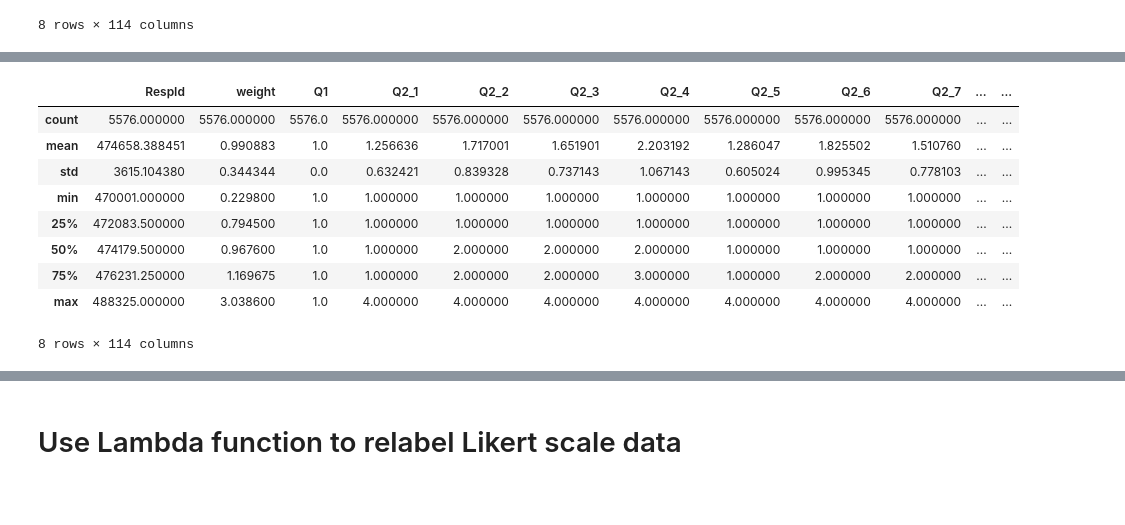
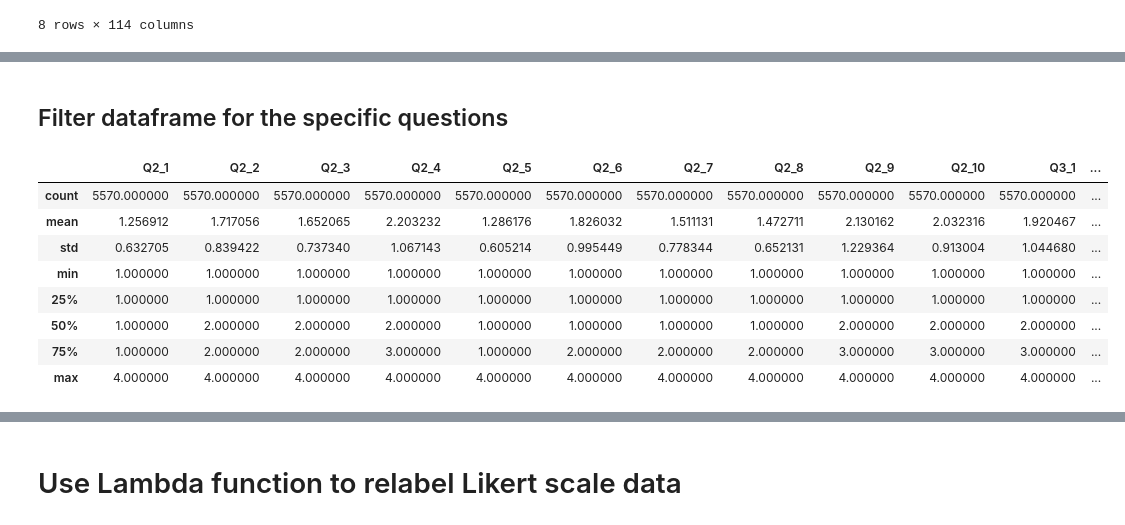
Before and after one commit to The-Rebeckoning/data-science, a Jupyter notebook: portfolio/in-progress/american_valuesv2/eda-american-valuesv2.ipynb, the cells around one changed output, grey strips where cells are left out. Drawn from its saved outputs; the diff is of its cells as text; code cells hidden in the pictures; blank space fills up the shorter version.

```diff
--- a/portfolio/in-progress/american_valuesv2/eda-american-valuesv2.ipynb
+++ b/portfolio/in-progress/american_valuesv2/eda-american-valuesv2.ipynb
@@ -105,17 +116,47 @@ for key in original_column_names:
+# %% [markdown]
+## Filter dataframe for the specific questions
+# %%
+import re
+
+# Create new dataframe that only includes demographic and Questions two and three.
+# We'll use these lists to create our final dataframe
+
+full_column_list = list(df.columns)
+
+question_columns = []
+
+demographic_columns = []
+
+for column in full_column_list:
+    # Append any columns that contain the text Q2_ or Q2_
+    if re.search("Q2_.+", column) or re.search("Q3_.+", column):
+        question_columns.append(column)
+    # Append demographic criteria to list of list of demographic variables
+    elif df[column].dtype == object:
+        demographic_columns.append(column)
+        # TO DO: Remove and replace with binned data
+    elif re.search("age_binned",column):
+        demographic_columns.append(column)
+
+# Create full list of columns we'll use for our subset
+full_column_list = (question_columns+demographic_columns)
+
+# Create a copy of the dataframe we'll use for our final df
+subset_df = df[full_column_list].copy()
 # %%
 # Remove values that are below zero
-for name in original_column_names:
-    df.drop(df[df[name]<0].index, inplace = True)
+
+for name in question_columns:
+    subset_df.drop(subset_df[subset_df[name]<0].index, inplace = True)
+
+subset_df.describe()
+# %% [output]
+|  | Q2_1 | Q2_2 | Q2_3 | Q2_4 | Q2_5 | Q2_6 | Q2_7 | Q2_8 | Q2_9 | Q2_10 | Q3_1 | ... |
+| count | 5570.000000 | 5570.000000 | 5570.000000 | 5570.000000 | 5570.000000 | 5570.000000 | 5570.000000 | 5570.000000 | 5570.000000 | 5570.000000 | 5570.000000 | ... |
+| mean | 1.256912 | 1.717056 | 1.652065 | 2.203232 | 1.286176 | 1.826032 | 1.511131 | 1.472711 | 2.130162 | 2.032316 | 1.920467 | ... |
+| std | 0.632705 | 0.839422 | 0.737340 | 1.067143 | 0.605214 | 0.995449 | 0.778344 | 0.652131 | 1.229364 | 0.913004 | 1.044680 | ... |
+| min | 1.000000 | 1.000000 | 1.000000 | 1.000000 | 1.000000 | 1.000000 | 1.000000 | 1.000000 | 1.000000 | 1.000000 | 1.000000 | ... |
+| 25% | 1.000000 | 1.000000 | 1.000000 | 1.000000 | 1.000000 | 1.000000 | 1.000000 | 1.000000 | 1.000000 | 1.000000 | 1.000000 | ... |
+| 50% | 1.000000 | 2.000000 | 2.000000 | 2.000000 | 1.000000 | 1.000000 | 1.000000 | 1.000000 | 2.000000 | 2.000000 | 2.000000 | ... |
+| 75% | 1.000000 | 2.000000 | 2.000000 | 3.000000 | 1.000000 | 2.000000 | 2.000000 | 2.000000 | 3.000000 | 3.000000 | 3.000000 | ... |
+| max | 4.000000 | 4.000000 | 4.000000 | 4.000000 | 4.000000 | 4.000000 | 4.000000 | 4.000000 | 4.000000 | 4.000000 | 4.000000 | ... |
-# %%
-df.describe()
-# %% [output]
-|  | RespId | weight | Q1 | Q2_1 | Q2_2 | Q2_3 | Q2_4 | Q2_5 | Q2_6 | Q2_7 | ... | ... |
-| count | 5576.000000 | 5576.000000 | 5576.0 | 5576.000000 | 5576.000000 | 5576.000000 | 5576.000000 | 5576.000000 | 5576.000000 | 5576.000000 | ... | ... |
-| mean | 474658.388451 | 0.990883 | 1.0 | 1.256636 | 1.717001 | 1.651901 | 2.203192 | 1.286047 | 1.825502 | 1.510760 | ... | ... |
-| std | 3615.104380 | 0.344344 | 0.0 | 0.632421 | 0.839328 | 0.737143 | 1.067143 | 0.605024 | 0.995345 | 0.778103 | ... | ... |
-| min | 470001.000000 | 0.229800 | 1.0 | 1.000000 | 1.000000 | 1.000000 | 1.000000 | 1.000000 | 1.000000 | 1.000000 | ... | ... |
-| 25% | 472083.500000 | 0.794500 | 1.0 | 1.000000 | 1.000000 | 1.000000 | 1.000000 | 1.000000 | 1.000000 | 1.000000 | ... | ... |
-| 50% | 474179.500000 | 0.967600 | 1.0 | 1.000000 | 2.000000 | 2.000000 | 2.000000 | 1.000000 | 1.000000 | 1.000000 | ... | ... |
-| 75% | 476231.250000 | 1.169675 | 1.0 | 1.000000 | 2.000000 | 2.000000 | 3.000000 | 1.000000 | 2.000000 | 2.000000 | ... | ... |
-| max | 488325.000000 | 3.038600 | 1.0 | 4.000000 | 4.000000 | 4.000000 | 4.000000 | 4.000000 | 4.000000 | 4.000000 | ... | ... |
-8 rows × 114 columns
```
Also changed, not shown: parts of 35 cells of this notebook, 1 other file.
